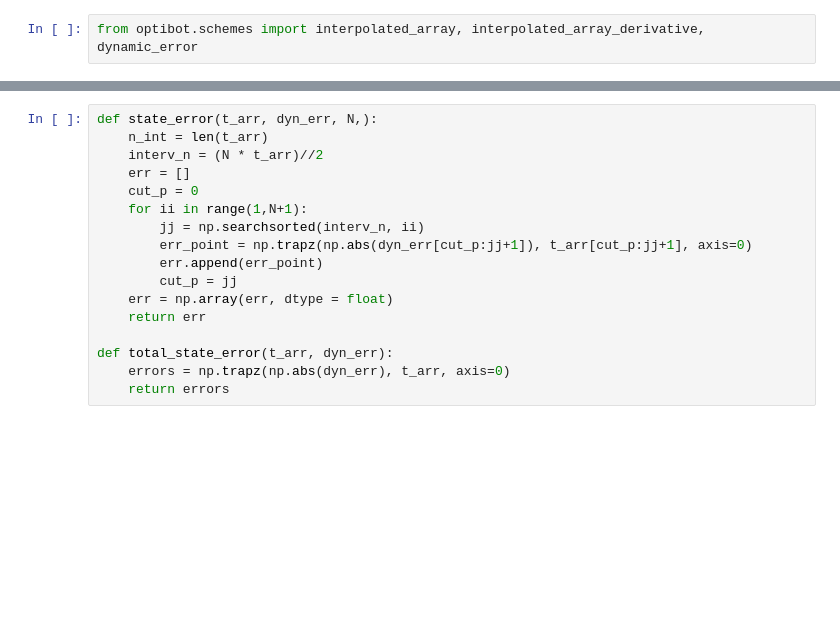
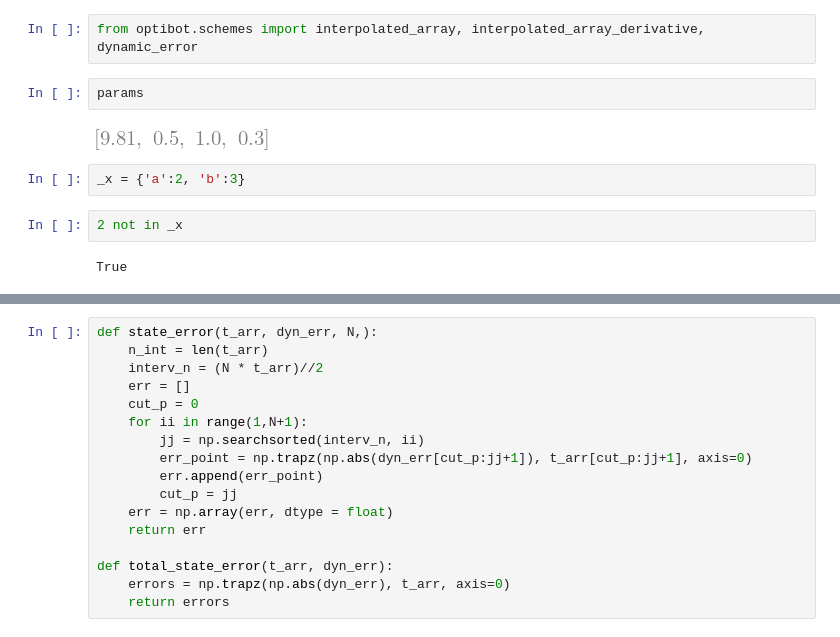
Before and after one commit to AunSiro/Second-Order-Schemes, a Jupyter notebook: Cartpole-Underactuated.ipynb, the cells around one changed output, grey strips where cells are left out. Saved outputs shown, nothing was run; the diff lists cells and outputs as text; blank space fills up the shorter version.

```diff
--- a/Cartpole-Underactuated.ipynb
+++ b/Cartpole-Underactuated.ipynb
@@ -367,6 +367,16 @@ F_nump([0,0,0,0],[0.5,], params)
 array([ 0. ,  0. ,  0.5, -1. ])
 # %%
 from optibot.schemes import interpolated_array, interpolated_array_derivative, dynamic_error
+# %%
+params
+# %% [output]
+[figure, added]
+# %%
+_x = {'a':2, 'b':3}
+# %%
+2 not in _x
+# %% [output]
+True
 # %%
 key = 'hs_parab_funcs'
 N_prob = 25
```
Also changed, not shown: parts of 8 cells of this notebook, 1 other file.
